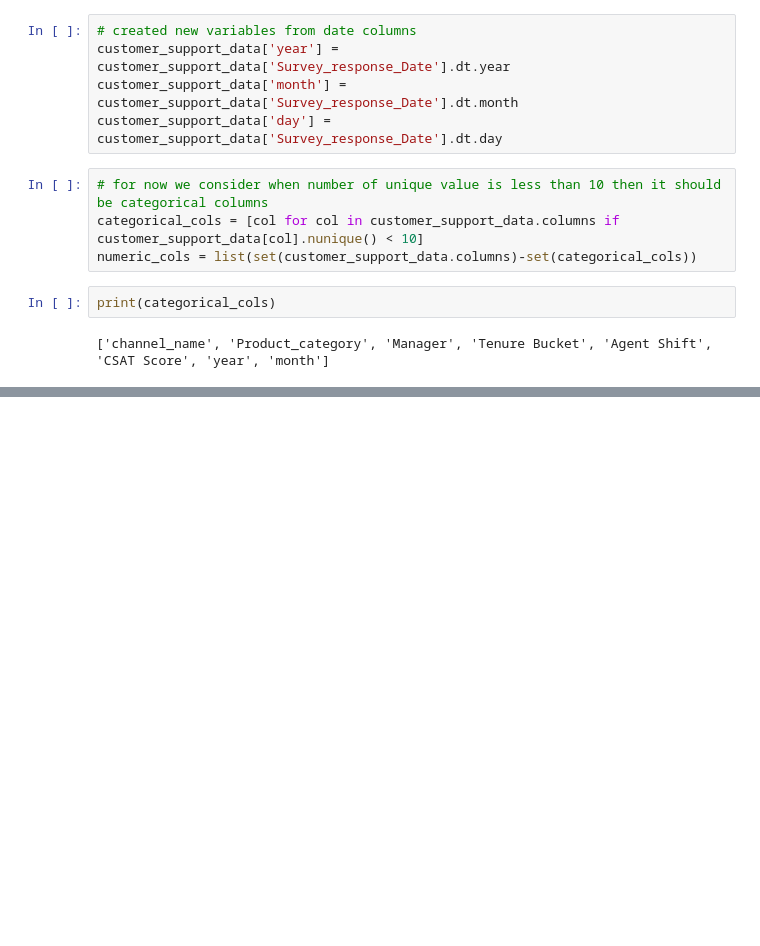
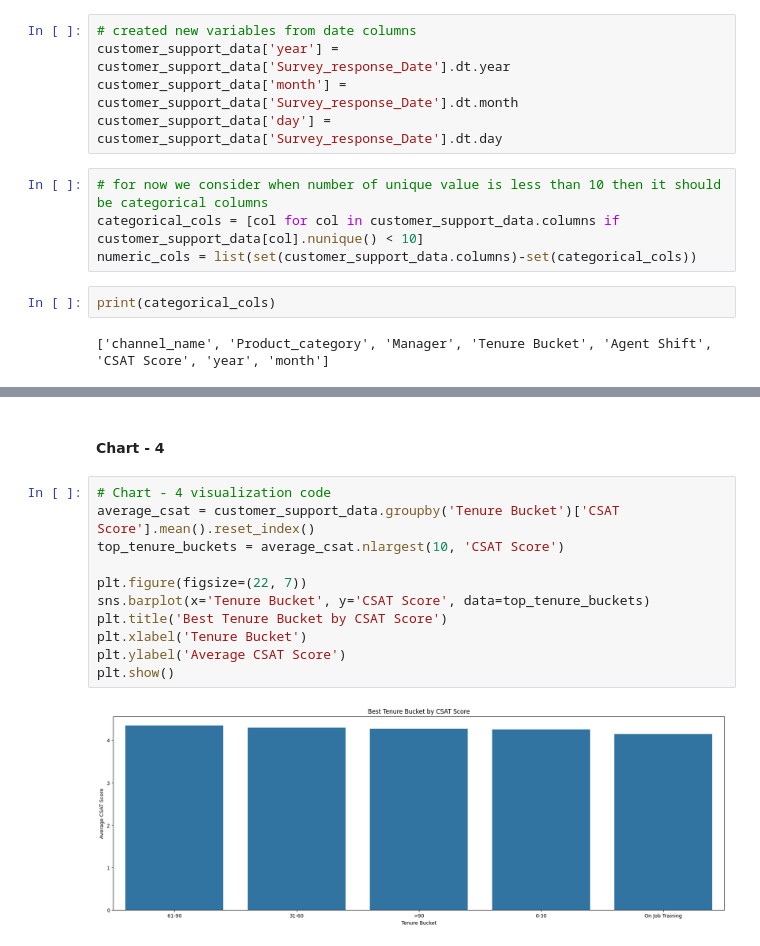
Before and after one commit to Rajesh1505/Capstone_Project_Deep_Learning, a Jupyter notebook: Capstone_Project_Deep_Learning.ipynb, the cells around one changed output, grey strips where cells are left out. Drawn from its saved outputs; the diff is of its cells as text; blank space fills up the shorter version.

```diff
--- a/Capstone_Project_Deep_Learning.ipynb
+++ b/Capstone_Project_Deep_Learning.ipynb
@@ -314,0 +400,15 @@ print(numeric_cols)
+# %% [markdown]
+#### Chart - 4
+# %%
+# Chart - 4 visualization code
+average_csat = customer_support_data.groupby('Tenure Bucket')['CSAT Score'].mean().reset_index()
+top_tenure_buckets = average_csat.nlargest(10, 'CSAT Score')
+
+plt.figure(figsize=(22, 7))
+sns.barplot(x='Tenure Bucket', y='CSAT Score', data=top_tenure_buckets)
+plt.title('Best Tenure Bucket by CSAT Score')
+plt.xlabel('Tenure Bucket')
+plt.ylabel('Average CSAT Score')
+plt.show()
+# %% [output]
+[figure, added]
```
Also changed, not shown: parts of 40 cells of this notebook.
